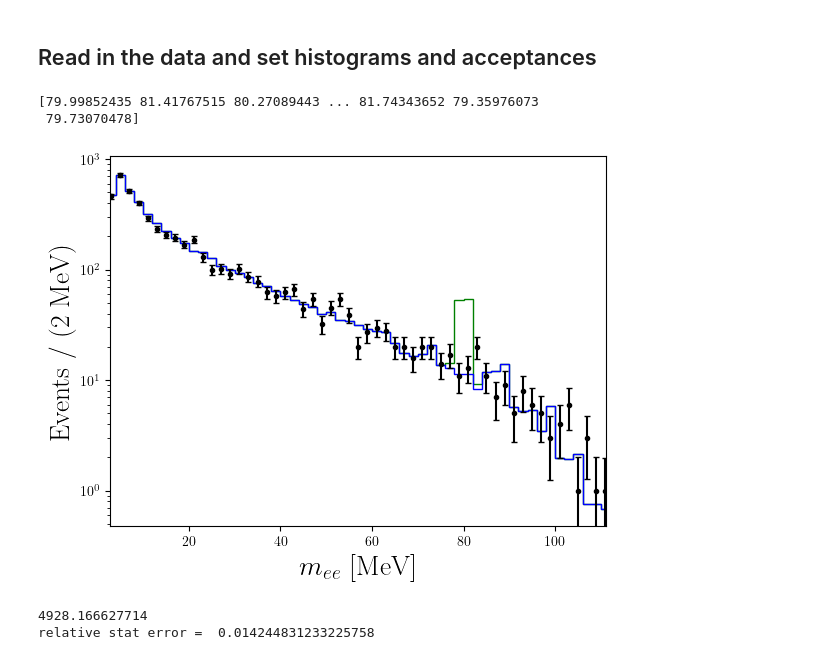
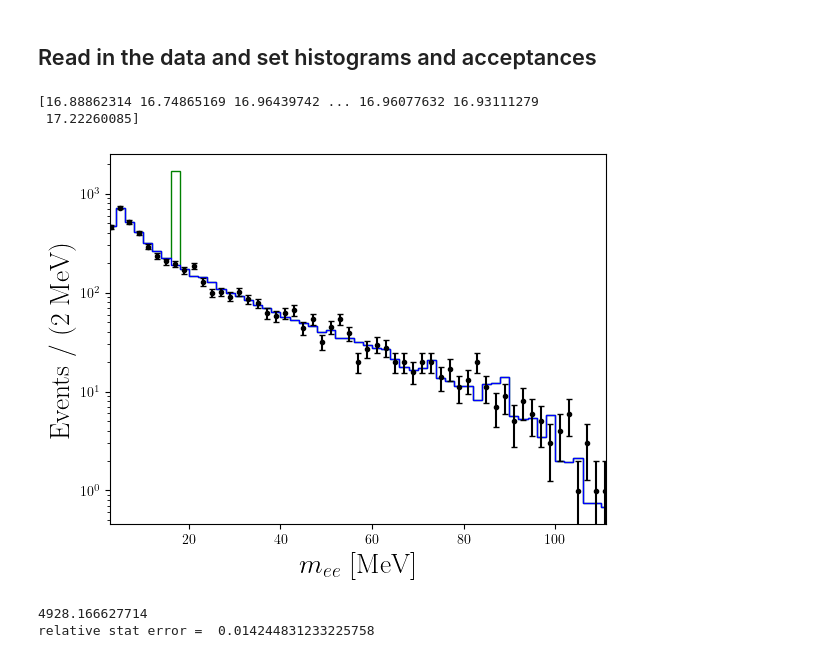
Before and after one commit to athompson-git/KaonPhysics, a Jupyter notebook: KtoX_param_space.ipynb, the cells around one changed output. Saved outputs shown, nothing was run; the diff lists cells and outputs as text; code cells hidden in the pictures.

Commit message:
updating param space plot normalization to 17 MeV

```diff
--- a/KtoX_param_space.ipynb
+++ b/KtoX_param_space.ipynb
@@ -217,43 +217,43 @@ r_ext = total_external / total_stats
 sigma_syst_bin_sq = np.power(total_systematic * bkg_hist, 2) #r_syst**2 * sum_data / (mass_bins.shape[0]-1)
 sigma_ext_bin_sq = np.power(total_external * bkg_hist, 2) # r_ext**2 * sum_data / (mass_bins.shape[0]-1)
 # %%
-mtrx_KPlusPipPi0 = Kp_to_pip_pi0_X(mX=80.0, coupling_combination=1.0)
+mtrx_KPlusPipPi0 = Kp_to_pip_pi0_X(mX=17.0, coupling_combination=1.0)
 
 decay_KPlus_pippi0 = Decay3Body(mtrx_KPlusPipPi0,
                             p=LorentzVector(M_K, 0., 0., 0.),
                             n_samples=100000)
 
 br = decay_KPlus_pippi0.partial_width() / KAON_WIDTH
 
 from scipy.stats import norm
 
 gaussian_spread = np.clip(norm.rvs(size=10000, loc=mtrx_KPlusPipPi0.mX,
                                    scale=na48_mass_res(mtrx_KPlusPipPi0.mX)), a_min=0.0, a_max=None)
 
 print(gaussian_spread)
 weights = (br / 10000) * np.ones(10000)
 
 
 
 
 plt.hist([mass_bin_centers, gaussian_spread],
          weights=[na48_kplus_bkg_dat[:,1], 100000*weights*NA482_IB_acceptance(gaussian_spread)],
          bins=mass_bins, stacked=True, histtype='step', color=['b', 'g'])
 
 
 plt.errorbar(mass_bin_centers, na48_kplus_data_dat[:,1],
              yerr=np.sqrt(na48_kplus_data_dat[:,1]), marker='.',
              capsize=2.0, linestyle='none', color='k')
 #plt.hist(mass_bin_centers, weights=na48_kplus_bkg_dat[:,1], bins=mass_bins, histtype='step')
 plt.yscale('log')
 plt.xlim((na48_kplus_bkg_dat[0,0], na48_kplus_bkg_dat[-1,0]))
 plt.xlabel(r"$m_{ee}$ [MeV]", fontsize=20)
 plt.ylabel(r"Events / (2 MeV)", fontsize=20)
 plt.show()
 # %% [output]
-[79.99852435 81.41767515 80.27089443 ... 81.74343652 79.35976073
- 79.73070478]
+[16.88862314 16.74865169 16.96439742 ... 16.96077632 16.93111279
+ 17.22260085]
-[figure, old version]
+[figure, new version]
 # %%
 print(np.sum(na48_kplus_data_dat[:,1]))
 print("relative stat error = ", np.sqrt(np.sum(na48_kplus_data_dat[:,1]))/np.sum(na48_kplus_data_dat[:,1]))
```
Also changed, not shown: parts of 9 cells of this notebook.
